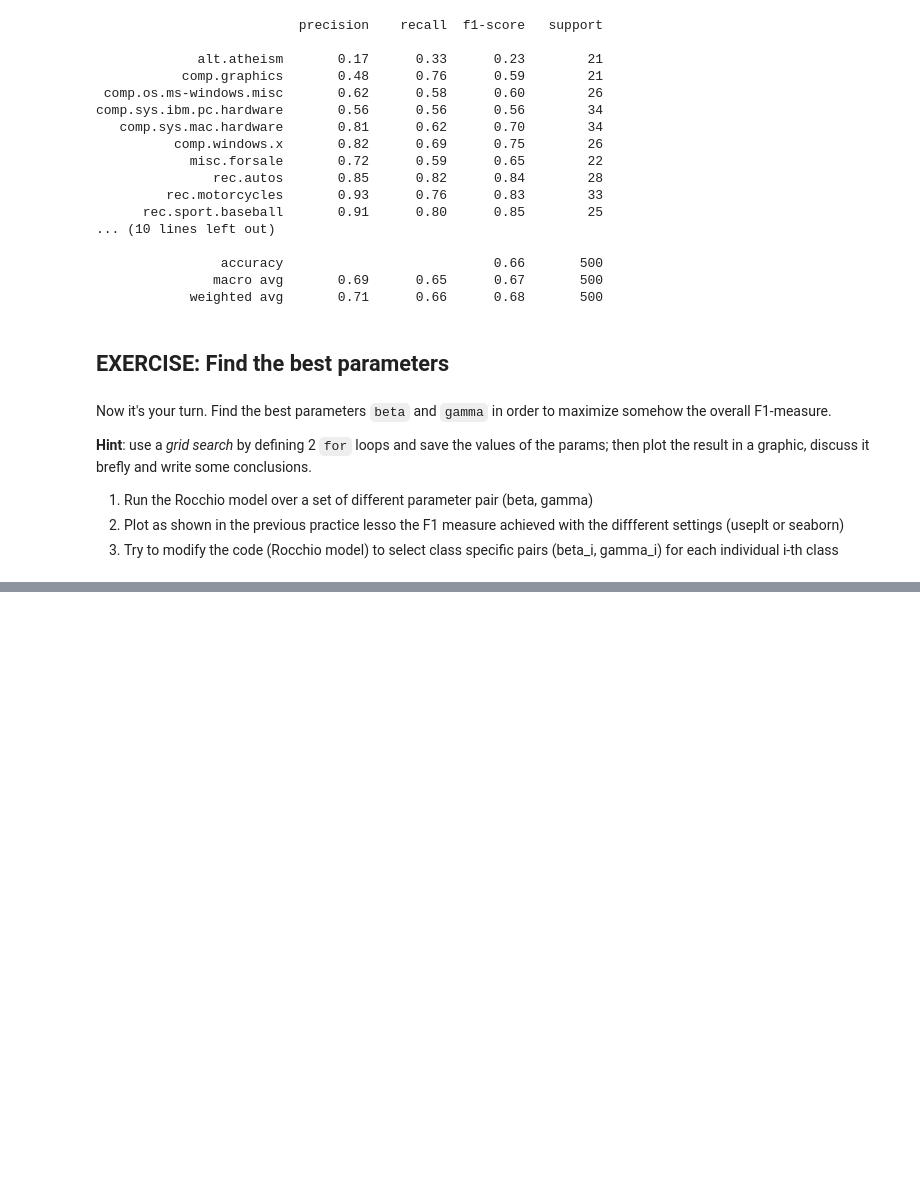
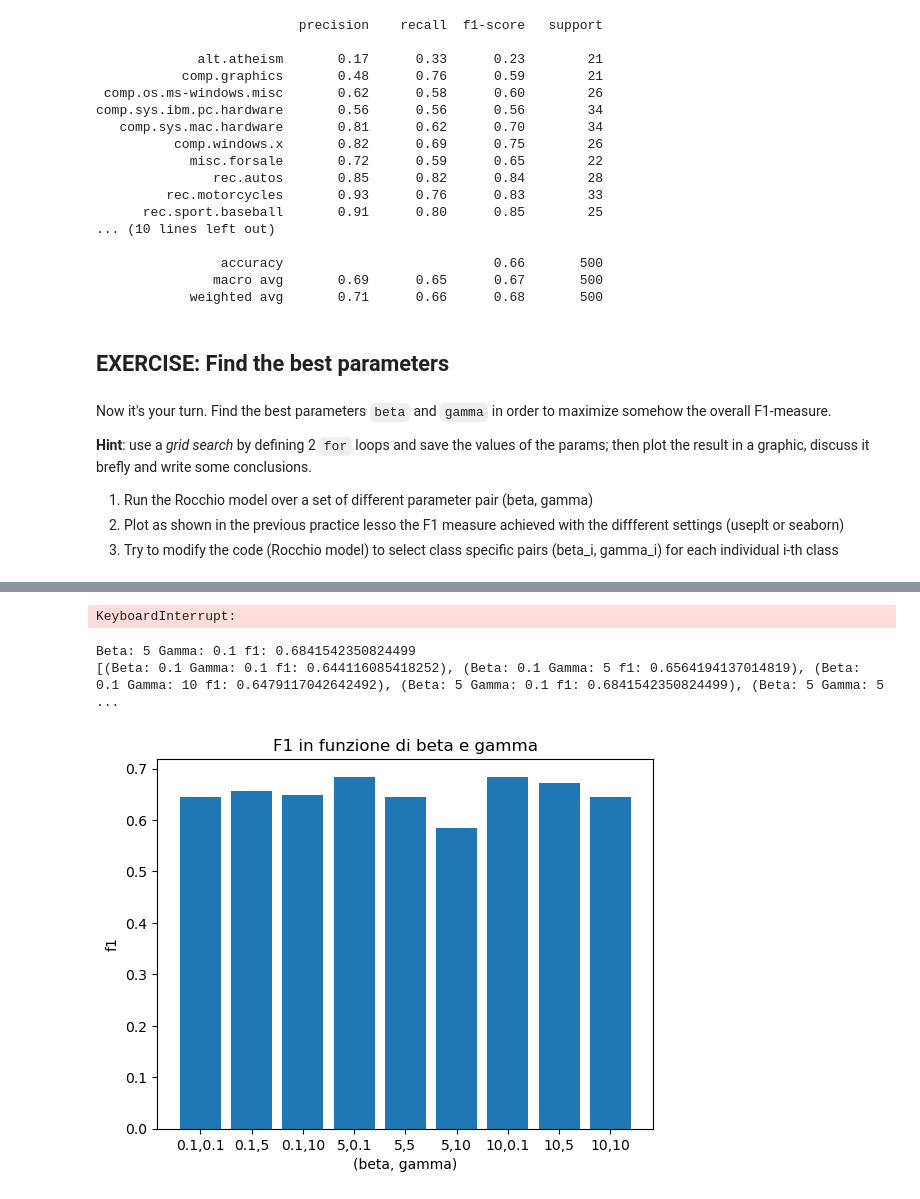
Before and after one commit to redjack96/CodiceML, a Jupyter notebook: src/esercitazioni/[WMIR]02esercitazione_rocchio.ipynb, the cells around one changed output, grey strips where cells are left out. Drawn from its saved outputs; the diff is of its cells as text; code cells hidden in the pictures; blank space fills up the shorter version.

Commit message:
- Fatto un esercizio Rocchio - Corretto un esercizio svm

```diff
--- a/src/esercitazioni/[WMIR]02esercitazione_rocchio.ipynb
+++ b/src/esercitazioni/[WMIR]02esercitazione_rocchio.ipynb
@@ -256,17 +301,30 @@ Now it's your turn. Find the best parameters `beta` and `gamma` in order to maxi
 # %%
+from sklearn.metrics import f1_score
+
 # fill the lists with plausible values
 betas_list = [0.1, 5, 10]
 gammas_list = [0.1, 5, 10]
 
-# define a variable to store the evaluations, like a list of lists or a map
-f1s = []
+best_rocchio = Rocchio_F1score(0.0, 0.0, 0.0)
+
+rocchio_list = []
+
 for beta in betas_list:
     for gamma in gammas_list:
-        rocchio_prototypes = rocchio_model(X_train, y_train, beta=beta, gamma=gamma)
-        # predict on all the test set
-        y_pred = test(prototypes, X_test)
-        # compute here the f1 measure, then store it into the f1s list
-        # WARNING: you need a way to remember which were the values of beta and gamma
-        # and the F1 in order to make the plot
+
+        rocchio_prototypes = rocchio_model(
+            X_train, y_train, beta=beta, gamma=gamma)
+
+        # Make predictions on the test set
+        y_pred = test(rocchio_prototypes, X_test[:500])
+
         # Print the classification report and confusion matrix
-        print(classification_report(y_test[:500], y_pred, target_names=newsgroups_test.target_names))
+        f1 = f1_score(y_test[:500], y_pred, average='weighted')
+
+        rocchio = Rocchio_F1score(beta, gamma, f1)
+        rocchio_list.append(rocchio)
+
+        if rocchio > best_rocchio:
+            best_rocchio = rocchio
+# %% [output]
+KeyboardInterrupt:
@@ -274,0 +331,21 @@ for beta in betas_list:
+# %%
+print(best_rocchio)
+print(rocchio_list)
+# %% [output]
+Beta: 5 Gamma: 0.1 f1: 0.6841542350824499
+[(Beta: 0.1 Gamma: 0.1 f1: 0.644116085418252), (Beta: 0.1 Gamma: 5 f1: 0.6564194137014819), (Beta: 0.1 Gamma: 10 f1: 0.6479117042642492), (Beta: 5 Gamma: 0.1 f1: 0.6841542350824499), (Beta: 5 Gamma: 5 ...
+# %%
+from matplotlib import pyplot as plt
+# here make a plot as shown in the previous practice lesson with plt or seaborn.
+
+beta_gammas = map(lambda r: str(r.beta) +","+ str(r.gamma), rocchio_list)
+# gammas = map(lambda r: r.gamma, rocchio_list)
+f1s = map(lambda r: r.f1, rocchio_list)
+
+plt.bar(height=list(f1s), x=list(beta_gammas))
+plt.title("F1 in funzione di beta e gamma")
+plt.xlabel("(beta, gamma)")
+plt.ylabel("f1")
+plt.show()
+# %% [output]
+[figure, added]
```
Also changed, not shown: parts of 4 cells of this notebook, 1 other file.
